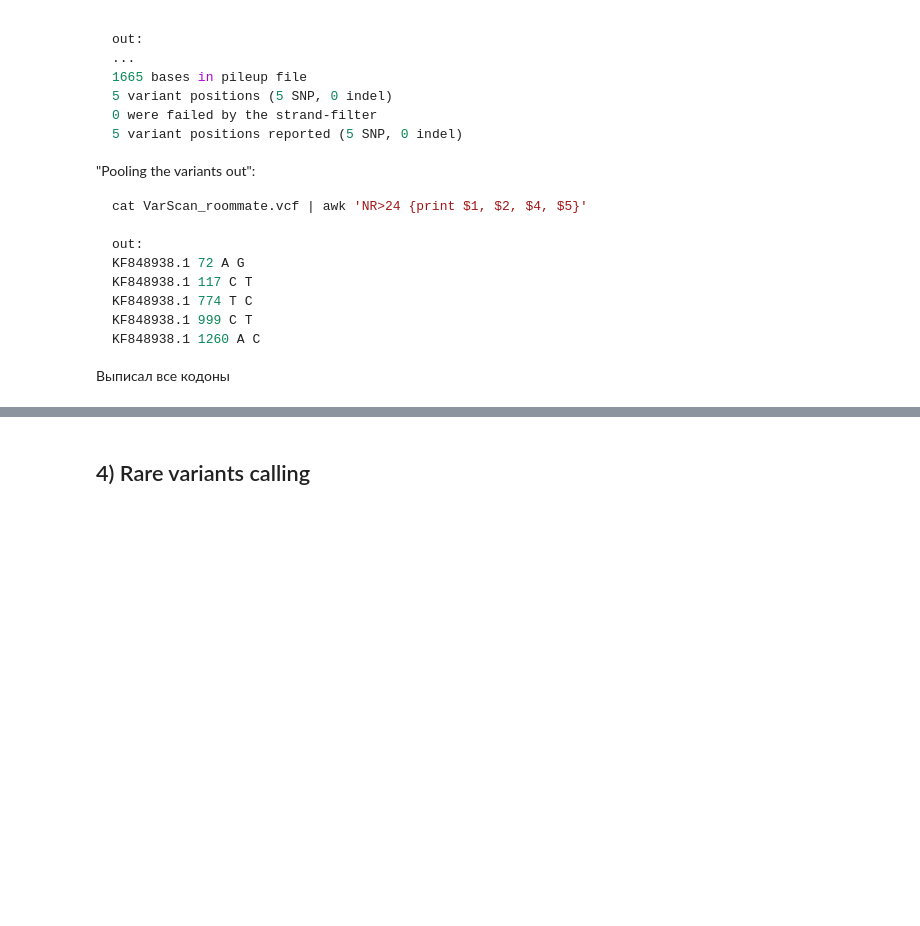
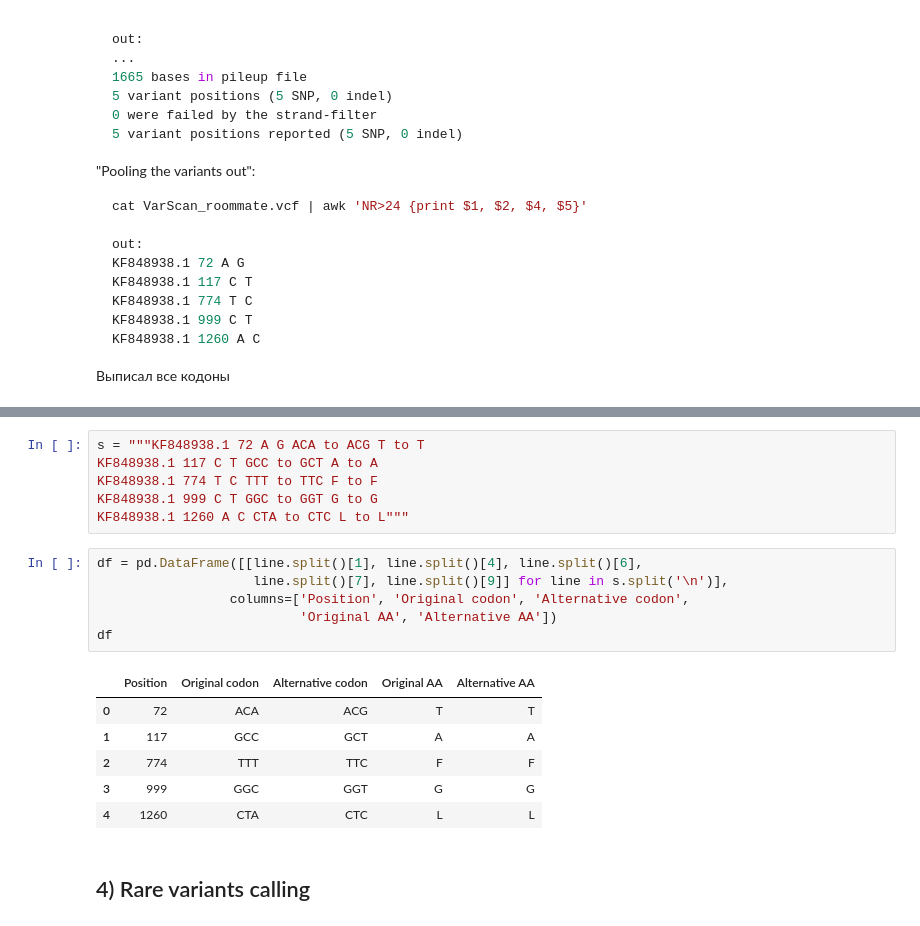
Before and after one commit to iam28th/BI-alg-bioinformatics, a Jupyter notebook: Project2/LabJournal.ipynb, the cells around one changed output, grey strips where cells are left out. Drawn from its saved outputs; the diff is of its cells as text; blank space fills up the shorter version.

```diff
--- a/Project2/LabJournal.ipynb
+++ b/Project2/LabJournal.ipynb
@@ -77,3 +114,22 @@ KF848938.1 1260 A C
+# %%
+s = """KF848938.1 72 A G ACA to ACG T to T
+KF848938.1 117 C T GCC to GCT A to A
+KF848938.1 774 T C TTT to TTC F to F
+KF848938.1 999 C T GGC to GGT G to G
+KF848938.1 1260 A C CTA to CTC L to L"""
+# %%
+df = pd.DataFrame([[line.split()[1], line.split()[4], line.split()[6],
+                    line.split()[7], line.split()[9]] for line in s.split('\n')],
+                 columns=['Position', 'Original codon', 'Alternative codon',
+                          'Original AA', 'Alternative AA'])
+df
+# %% [output]
+|  | Position | Original codon | Alternative codon | Original AA | Alternative AA |
+| 0 | 72 | ACA | ACG | T | T |
+| 1 | 117 | GCC | GCT | A | A |
+| 2 | 774 | TTT | TTC | F | F |
+| 3 | 999 | GGC | GGT | G | G |
+| 4 | 1260 | CTA | CTC | L | L |
 # %% [markdown]
 ## 4) Rare variants calling
 # %% [markdown]
```
Also changed, not shown: parts of 14 cells of this notebook.
